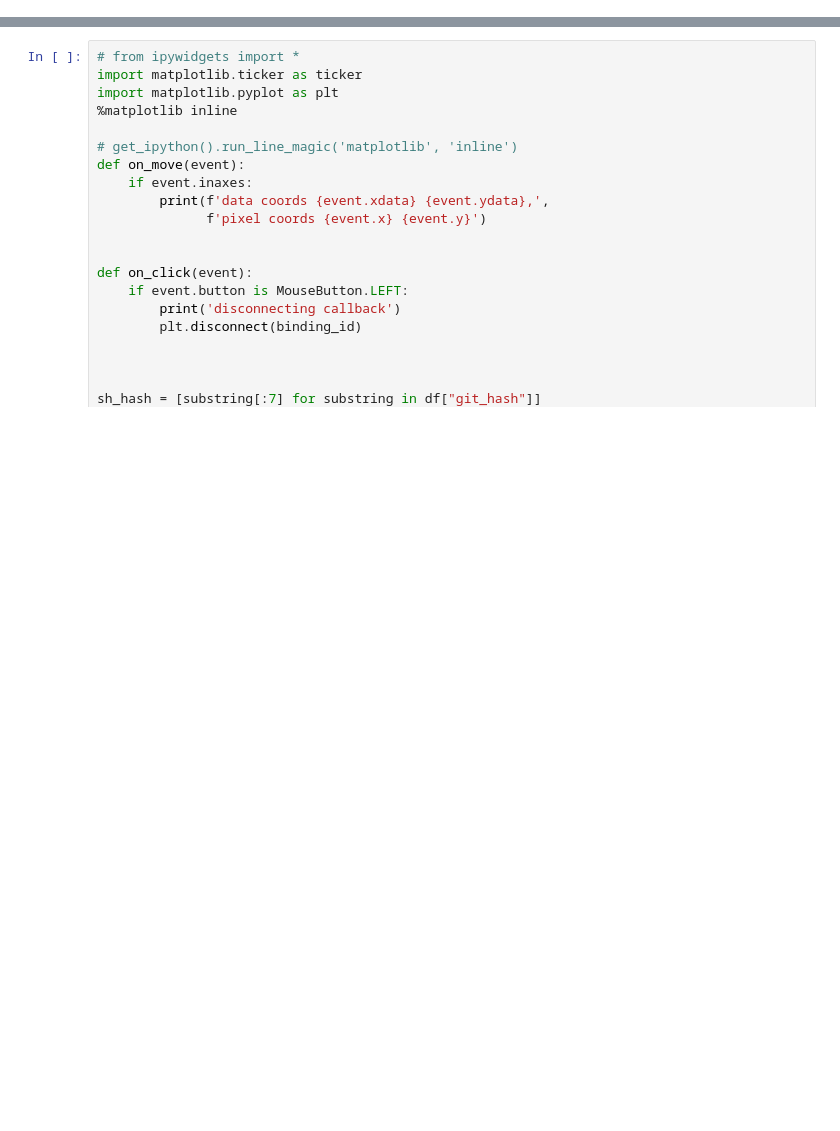
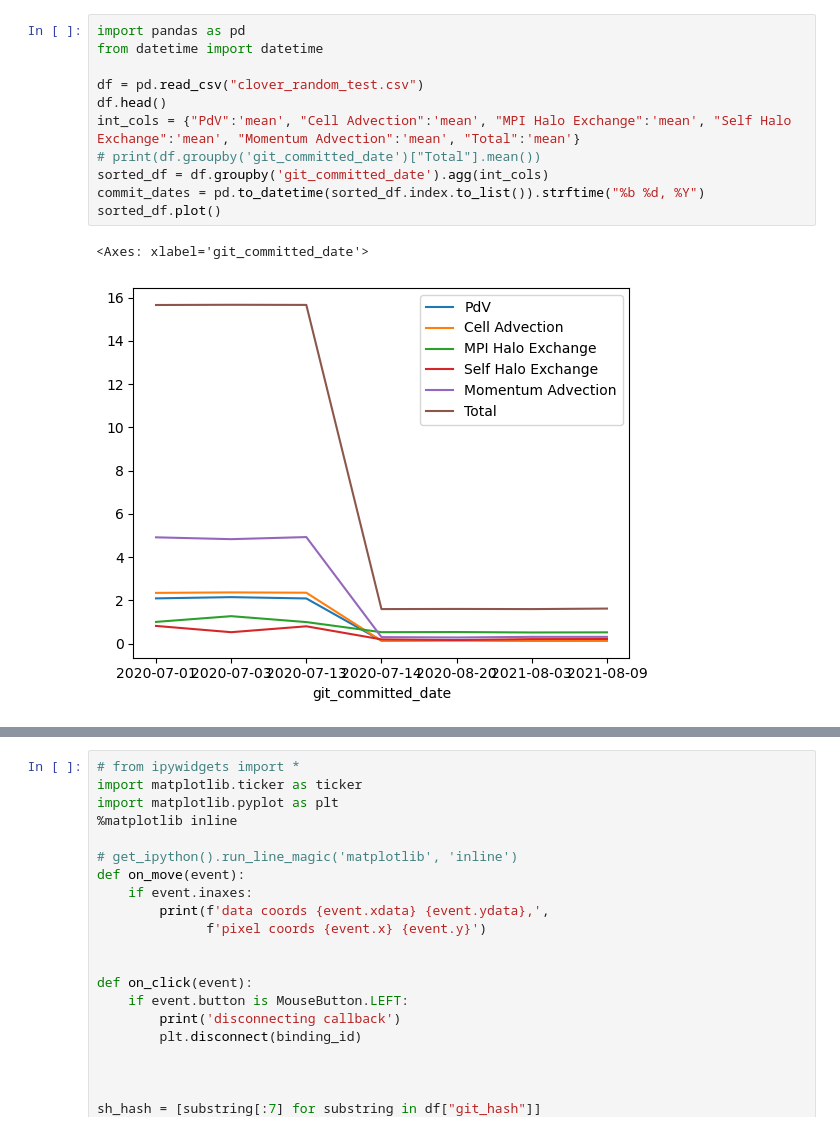
Before and after one commit to lanl/dsi, a Jupyter notebook: examples/cloverleaf/perf_hist_chart.ipynb, the cells around one changed output, grey strips where cells are left out. Saved outputs shown, nothing was run; the diff lists cells and outputs as text; blank space fills up the shorter version.

```diff
--- a/examples/cloverleaf/perf_hist_chart.ipynb
+++ b/examples/cloverleaf/perf_hist_chart.ipynb
@@ -25,0 +1,14 @@ df.head()
+# %%
+import pandas as pd
+from datetime import datetime
+
+df = pd.read_csv("clover_random_test.csv")
+df.head()
+int_cols = {"PdV":'mean', "Cell Advection":'mean', "MPI Halo Exchange":'mean', "Self Halo Exchange":'mean', "Momentum Advection":'mean', "Total":'mean'}
+# print(df.groupby('git_committed_date')["Total"].mean())
+sorted_df = df.groupby('git_committed_date').agg(int_cols)
+commit_dates = pd.to_datetime(sorted_df.index.to_list()).strftime("%b %d, %Y")
+sorted_df.plot()
+# %% [output]
+<Axes: xlabel='git_committed_date'>
+[figure, added]
```
Also changed, not shown: parts of 9 cells of this notebook, 3 other files.
